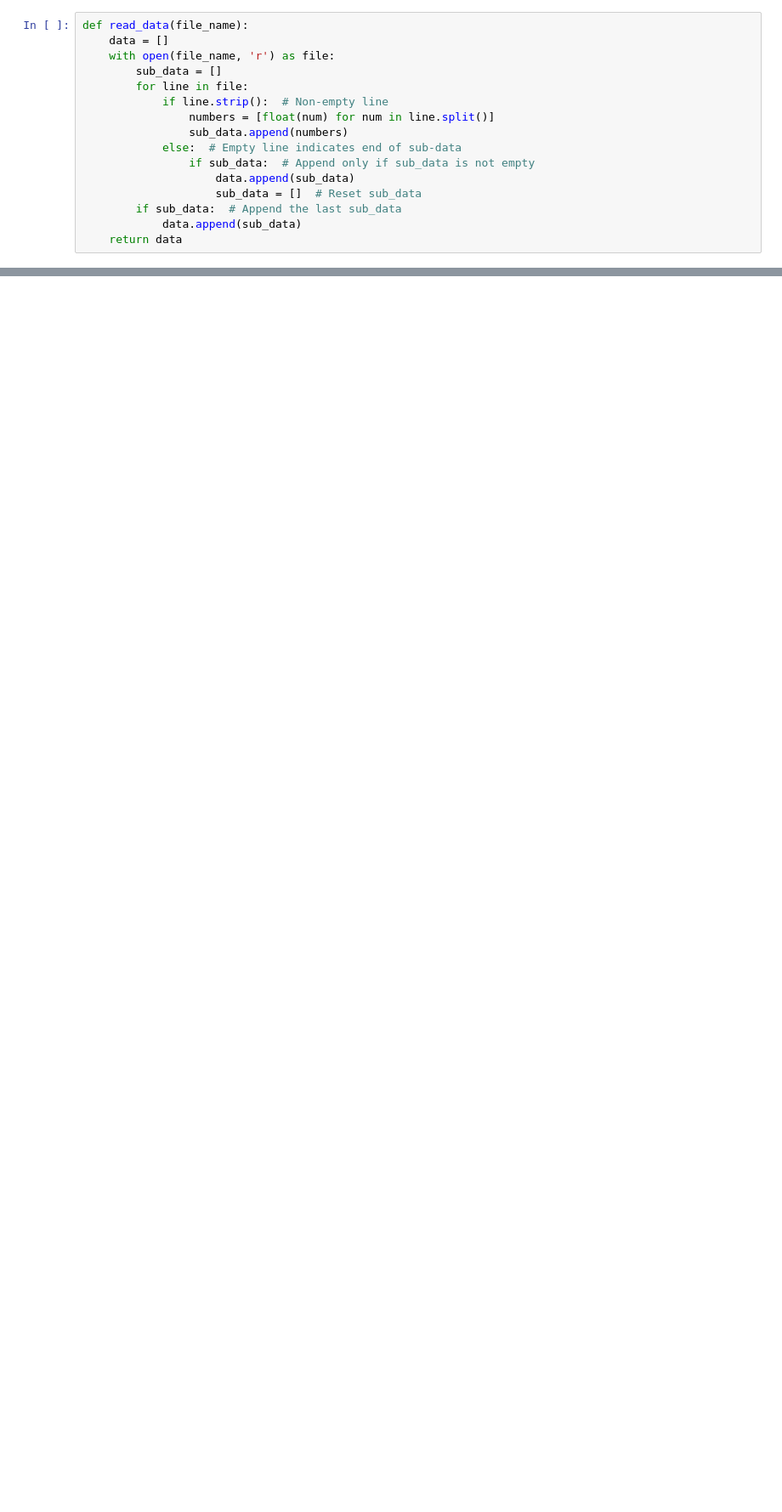
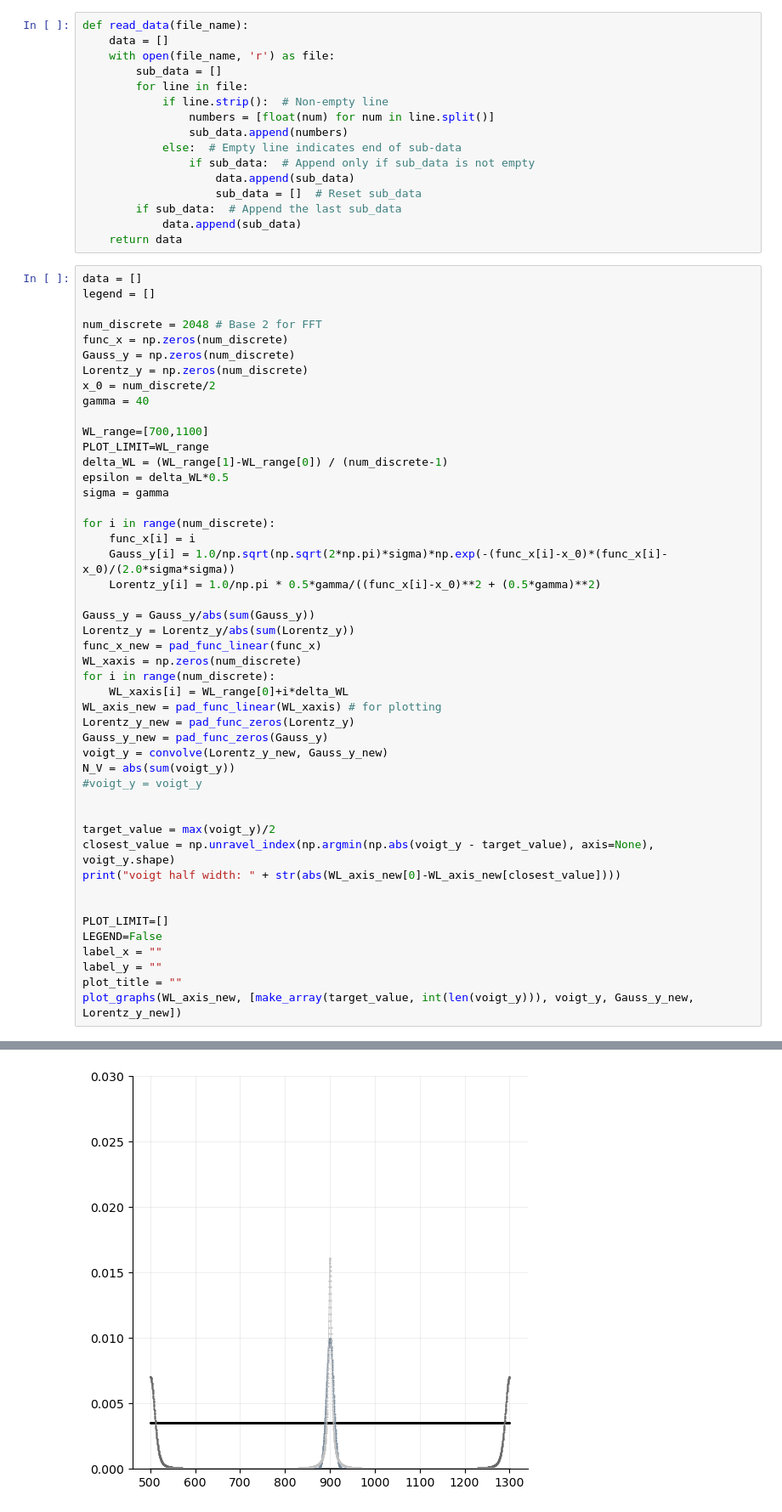
Before and after one commit to jmccw/optical-device-simulations_fyp, a Jupyter notebook: Read_CXX_results.ipynb, the cells around one changed output, grey strips where cells are left out. Shown at 85% size. Saved outputs shown, nothing was run; the diff lists cells and outputs as text; blank space fills up the shorter version.

```diff
--- a/Read_CXX_results.ipynb
+++ b/Read_CXX_results.ipynb
@@ -160,3 +160,51 @@ def read_data(file_name):
         if sub_data:  # Append the last sub_data
             data.append(sub_data)
     return data
+# %%
+data = []
+legend = []
+
+num_discrete = 2048 # Base 2 for FFT
+func_x = np.zeros(num_discrete)
+Gauss_y = np.zeros(num_discrete)
+Lorentz_y = np.zeros(num_discrete)
+x_0 = num_discrete/2
+gamma = 40
+
+WL_range=[700,1100]
+PLOT_LIMIT=WL_range
+delta_WL = (WL_range[1]-WL_range[0]) / (num_discrete-1)
+epsilon = delta_WL*0.5
+sigma = gamma
+
+for i in range(num_discrete):
+    func_x[i] = i
+    Gauss_y[i] = 1.0/np.sqrt(np.sqrt(2*np.pi)*sigma)*np.exp(-(func_x[i]-x_0)*(func_x[i]-x_0)/(2.0*sigma*sigma))
+    Lorentz_y[i] = 1.0/np.pi * 0.5*gamma/((func_x[i]-x_0)**2 + (0.5*gamma)**2)
+
+Gauss_y = Gauss_y/abs(sum(Gauss_y))
+Lorentz_y = Lorentz_y/abs(sum(Lorentz_y))
+func_x_new = pad_func_linear(func_x)
+WL_xaxis = np.zeros(num_discrete)
+for i in range(num_discrete):
+    WL_xaxis[i] = WL_range[0]+i*delta_WL
+WL_axis_new = pad_func_linear(WL_xaxis) # for plotting
+Lorentz_y_new = pad_func_zeros(Lorentz_y)
+Gauss_y_new = pad_func_zeros(Gauss_y)
+voigt_y = convolve(Lorentz_y_new, Gauss_y_new)
+N_V = abs(sum(voigt_y))
+#voigt_y = voigt_y
+
+
+target_value = max(voigt_y)/2
+closest_value = np.unravel_index(np.argmin(np.abs(voigt_y - target_value), axis=None), voigt_y.shape)
+print("voigt half width: " + str(abs(WL_axis_new[0]-WL_axis_new[closest_value])))
+
+
+PLOT_LIMIT=[]
+LEGEND=False
+label_x = ""
+label_y = ""
+plot_title = ""
+plot_graphs(WL_axis_new, [make_array(target_value, int(len(voigt_y))), voigt_y, Gauss_y_new, Lorentz_y_new])
+# %% [output]
@@ -163,3 +213,4 @@ def read_data(file_name):
+[figure, added]
 # %%
 data = []
 legend = []
```
Also changed, not shown: parts of 5 cells of this notebook.
